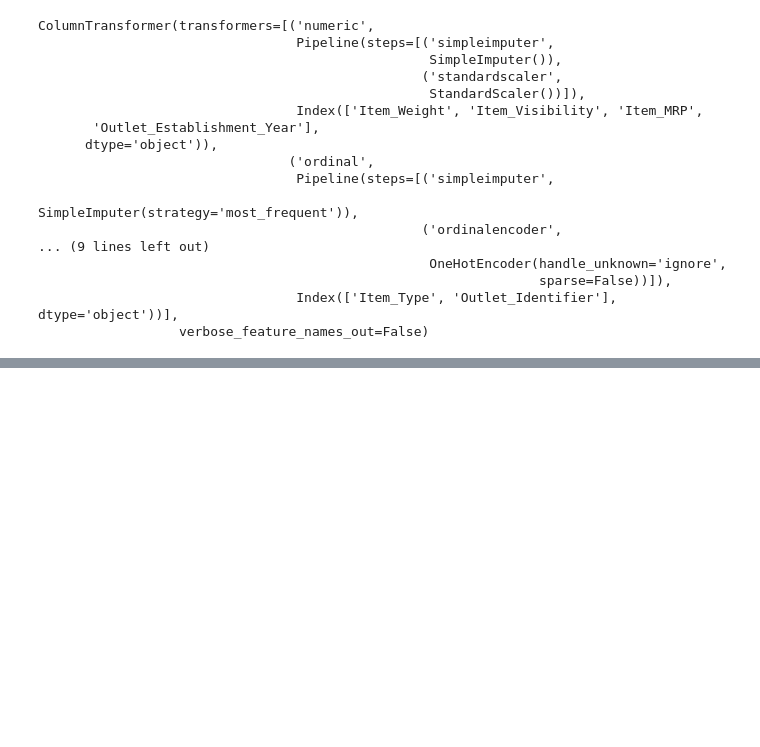
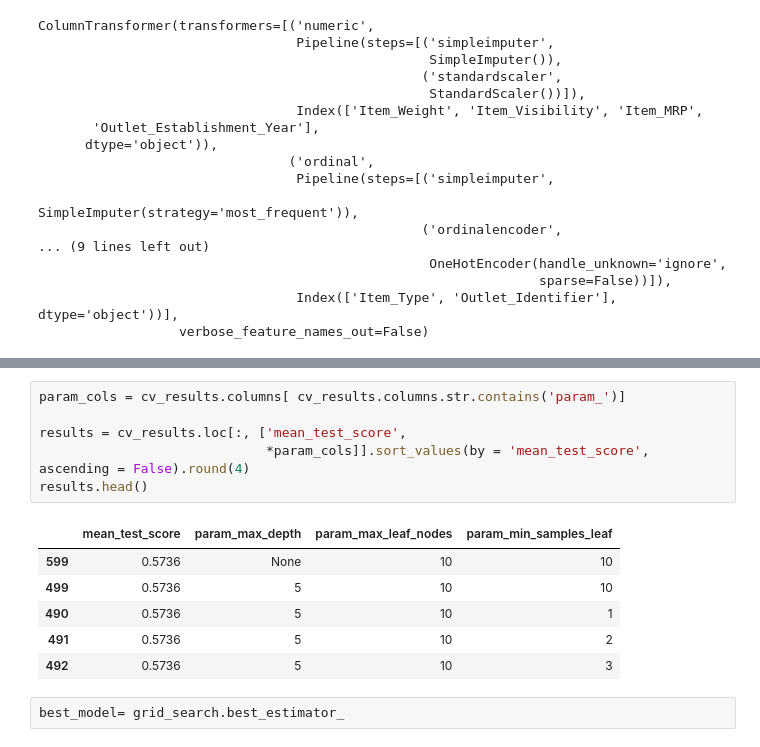
Before and after one commit to sof2401/Prediction-of-Product-Sales-Project, a Jupyter notebook: Prediction_of_Product_Sales_Project.ipynb, the cells around one changed output, grey strips where cells are left out. Saved outputs shown, nothing was run; the diff lists cells and outputs as text; blank space fills up the shorter version.

```diff
--- a/Prediction_of_Product_Sales_Project.ipynb
+++ b/Prediction_of_Product_Sales_Project.ipynb
@@ -741,0 +945,15 @@ ColumnTransformer(transformers=[('numeric',
+# %%
+param_cols = cv_results.columns[ cv_results.columns.str.contains('param_')]
+
+results = cv_results.loc[:, ['mean_test_score',
+                             *param_cols]].sort_values(by = 'mean_test_score', ascending = False).round(4)
+results.head()
+# %% [output]
+|  | mean_test_score | param_max_depth | param_max_leaf_nodes | param_min_samples_leaf |
+| 599 | 0.5736 | None | 10 | 10 |
+| 499 | 0.5736 | 5 | 10 | 10 |
+| 490 | 0.5736 | 5 | 10 | 1 |
+| 491 | 0.5736 | 5 | 10 | 2 |
+| 492 | 0.5736 | 5 | 10 | 3 |
+# %%
+best_model= grid_search.best_estimator_
```
Also changed, not shown: parts of 23 cells of this notebook.
